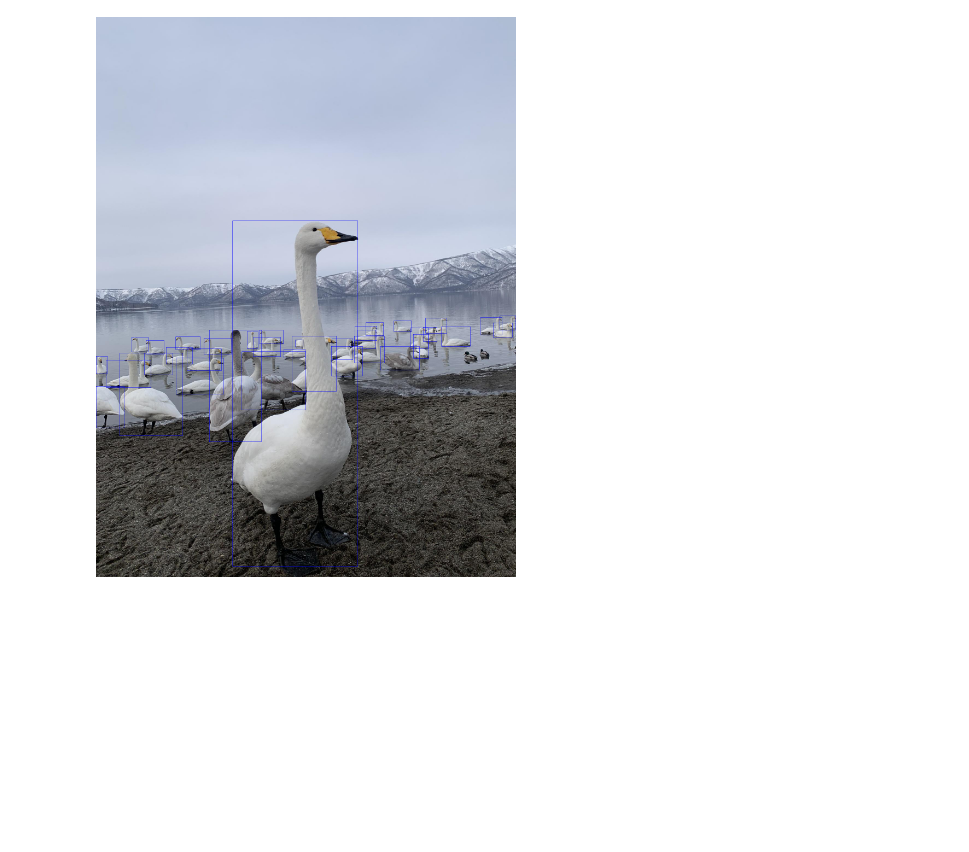
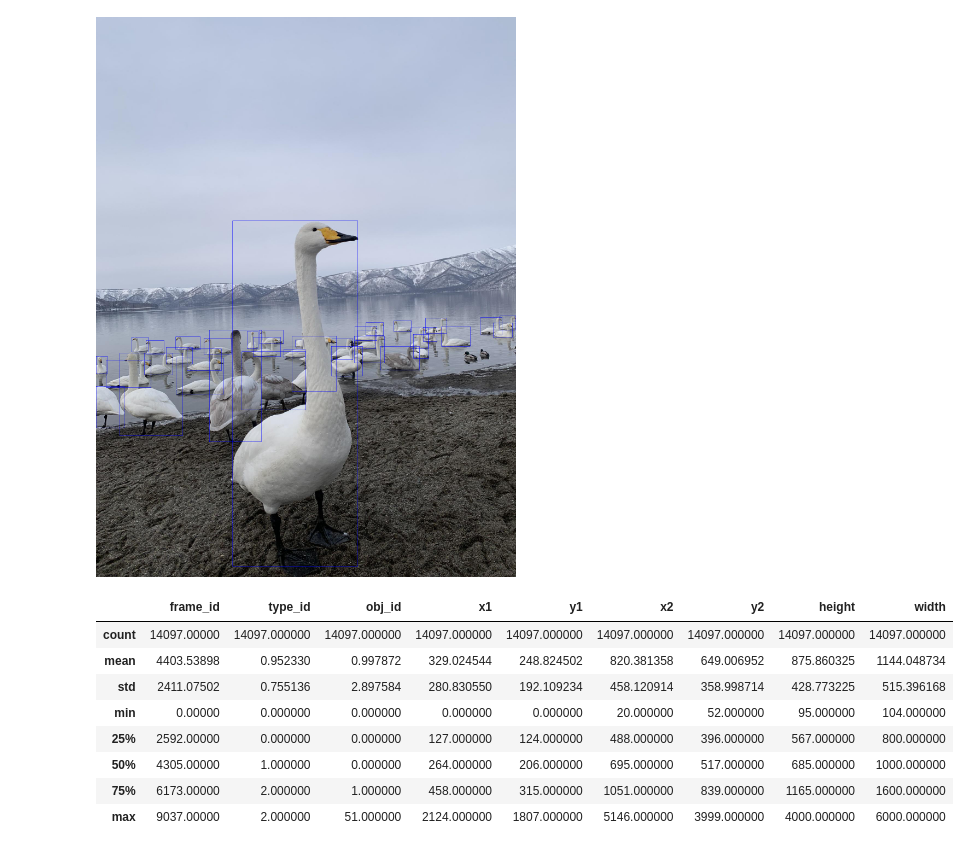
Before and after one commit to vladik-pwnz/hackCBreakthrough, a Jupyter notebook: create_markup/df.ipynb, the cells around one changed output. Cells and saved outputs as stored; diff of their text form; code cells hidden in the pictures; blank space fills up the shorter version.

Commit message:
created annotation file

```diff
--- a/create_markup/df.ipynb
+++ b/create_markup/df.ipynb
@@ -229,3 +237,16 @@ Image.fromarray(img[:,:,::-1])
 [figure]
 # %%
 img
+# %%
+df = pd.read_csv('all_annotation.csv')
+df.describe()
+# %% [output]
+|  | frame_id | type_id | obj_id | x1 | y1 | x2 | y2 | height | width |
+| count | 14097.00000 | 14097.000000 | 14097.000000 | 14097.000000 | 14097.000000 | 14097.000000 | 14097.000000 | 14097.000000 | 14097.000000 |
+| mean | 4403.53898 | 0.952330 | 0.997872 | 329.024544 | 248.824502 | 820.381358 | 649.006952 | 875.860325 | 1144.048734 |
+| std | 2411.07502 | 0.755136 | 2.897584 | 280.830550 | 192.109234 | 458.120914 | 358.998714 | 428.773225 | 515.396168 |
+| min | 0.00000 | 0.000000 | 0.000000 | 0.000000 | 0.000000 | 20.000000 | 52.000000 | 95.000000 | 104.000000 |
+| 25% | 2592.00000 | 0.000000 | 0.000000 | 127.000000 | 124.000000 | 488.000000 | 396.000000 | 567.000000 | 800.000000 |
+| 50% | 4305.00000 | 1.000000 | 0.000000 | 264.000000 | 206.000000 | 695.000000 | 517.000000 | 685.000000 | 1000.000000 |
+| 75% | 6173.00000 | 2.000000 | 1.000000 | 458.000000 | 315.000000 | 1051.000000 | 839.000000 | 1165.000000 | 1600.000000 |
+| max | 9037.00000 | 2.000000 | 51.000000 | 2124.000000 | 1807.000000 | 5146.000000 | 3999.000000 | 4000.000000 | 6000.000000 |
```
Also changed, not shown: parts of 2 cells of this notebook, 5 other files.
